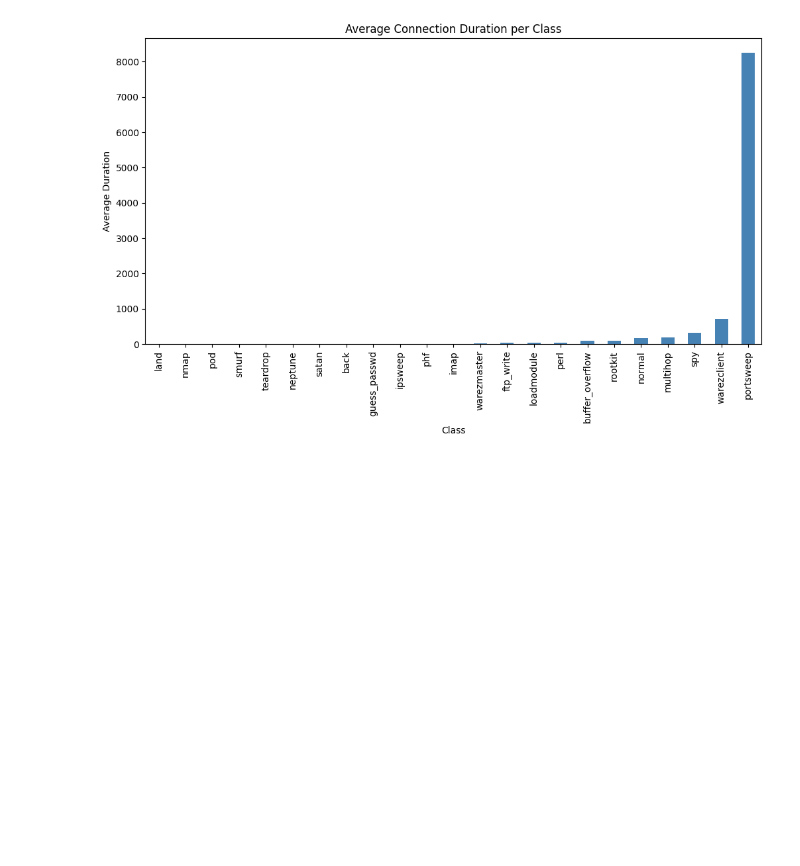
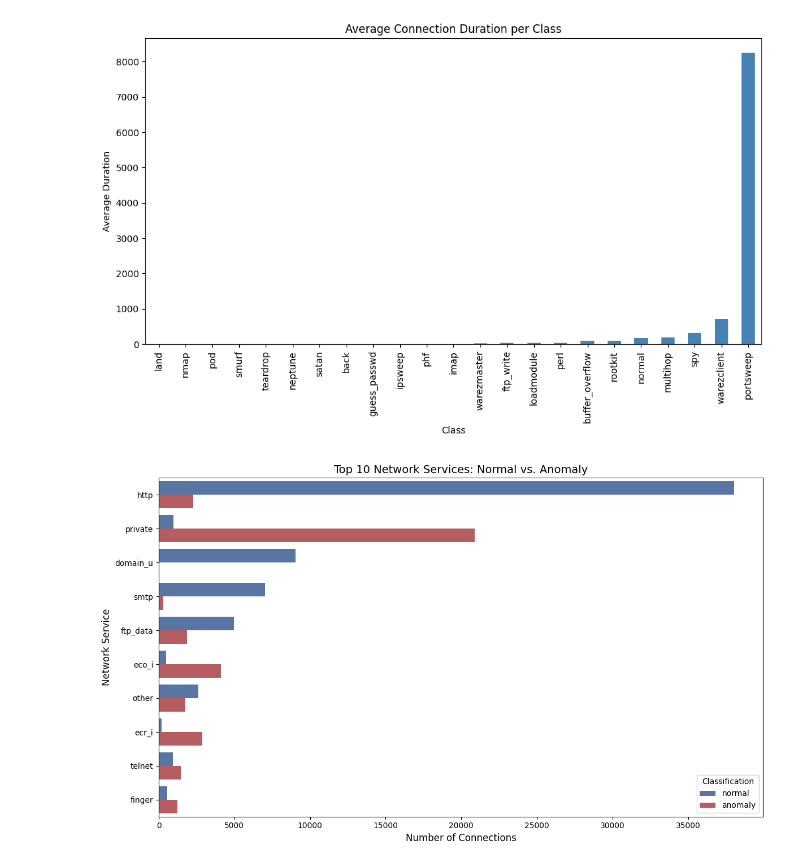
Before and after one commit to mailech/SentinelNet-AI-Powered-Network-Intrusion-Detection-System-, a Jupyter notebook: Exploratory_Data_Analysis.ipynb, the cells around one changed output. Drawn from its saved outputs; the diff is of its cells as text; code cells hidden in the pictures; blank space fills up the shorter version.

```diff
--- a/Exploratory_Data_Analysis.ipynb
+++ b/Exploratory_Data_Analysis.ipynb
@@ -333,3 +307,29 @@ warezclient         705.092135
 portsweep          8246.697032
 Name: duration, dtype: float64
 [figure]
+# %%
+import pandas as pd
+import matplotlib.pyplot as plt
+import seaborn as sns
+
+df['binary_target'] = df['class'].apply(lambda x: 'normal' if x == 'normal' else 'anomaly')
+
+# Get the top 10 most frequent services
+top_10_services = df['service'].value_counts().head(10).index
+
+# Filter the dataframe to only include these top 10 services
+df_top_services = df[df['service'].isin(top_10_services)]
+
+# Display the graph
+plt.figure(figsize=(12, 7))
+sns.countplot(y='service', hue='binary_target', data=df_top_services,
+              order=top_10_services, palette=['#4C72B0', '#C44E52'])
+
+plt.title('Top 10 Network Services: Normal vs. Anomaly', fontsize=14)
+plt.xlabel('Number of Connections', fontsize=12)
+plt.ylabel('Network Service', fontsize=12)
+plt.legend(title='Classification')
+plt.tight_layout()
+plt.show()
+# %% [output]
+[figure, added]
```
Also changed, not shown: parts of 8 cells of this notebook, 2 other files.
